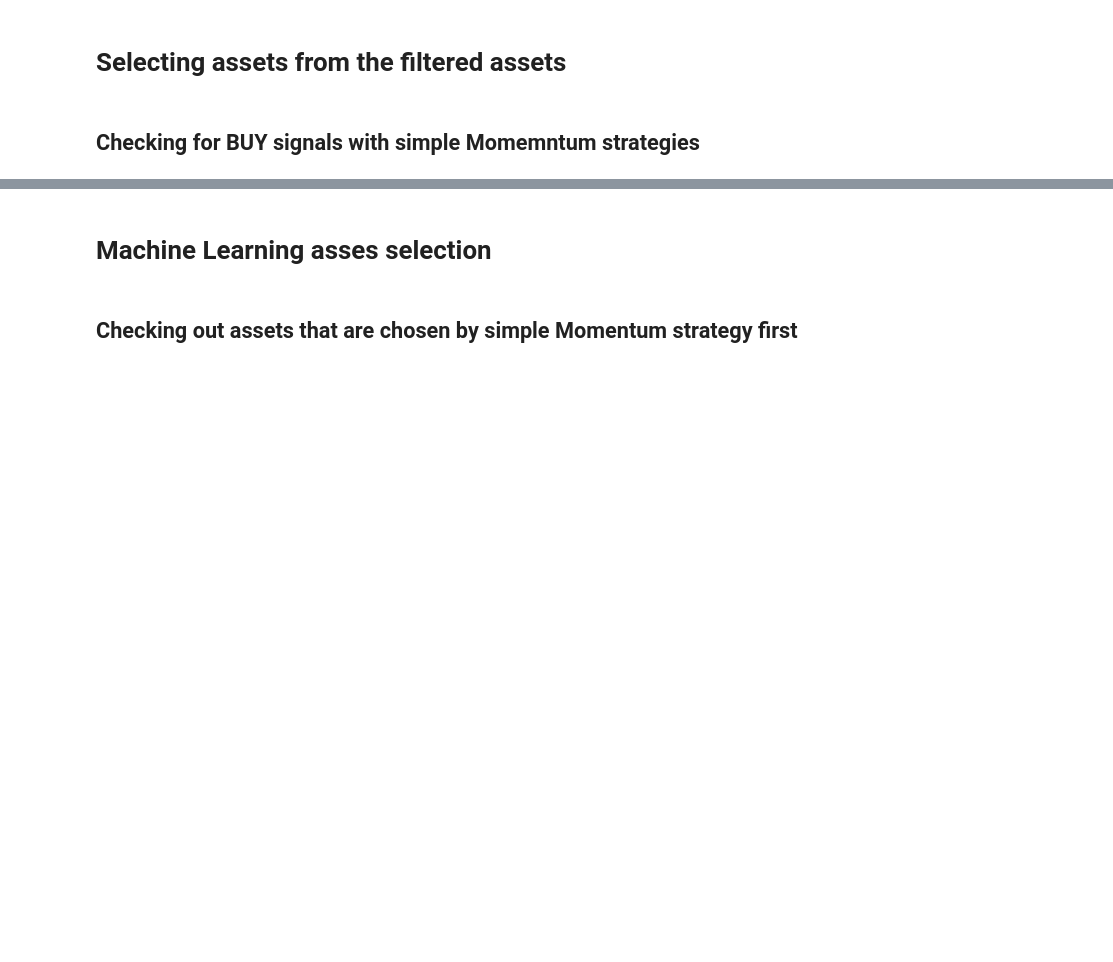
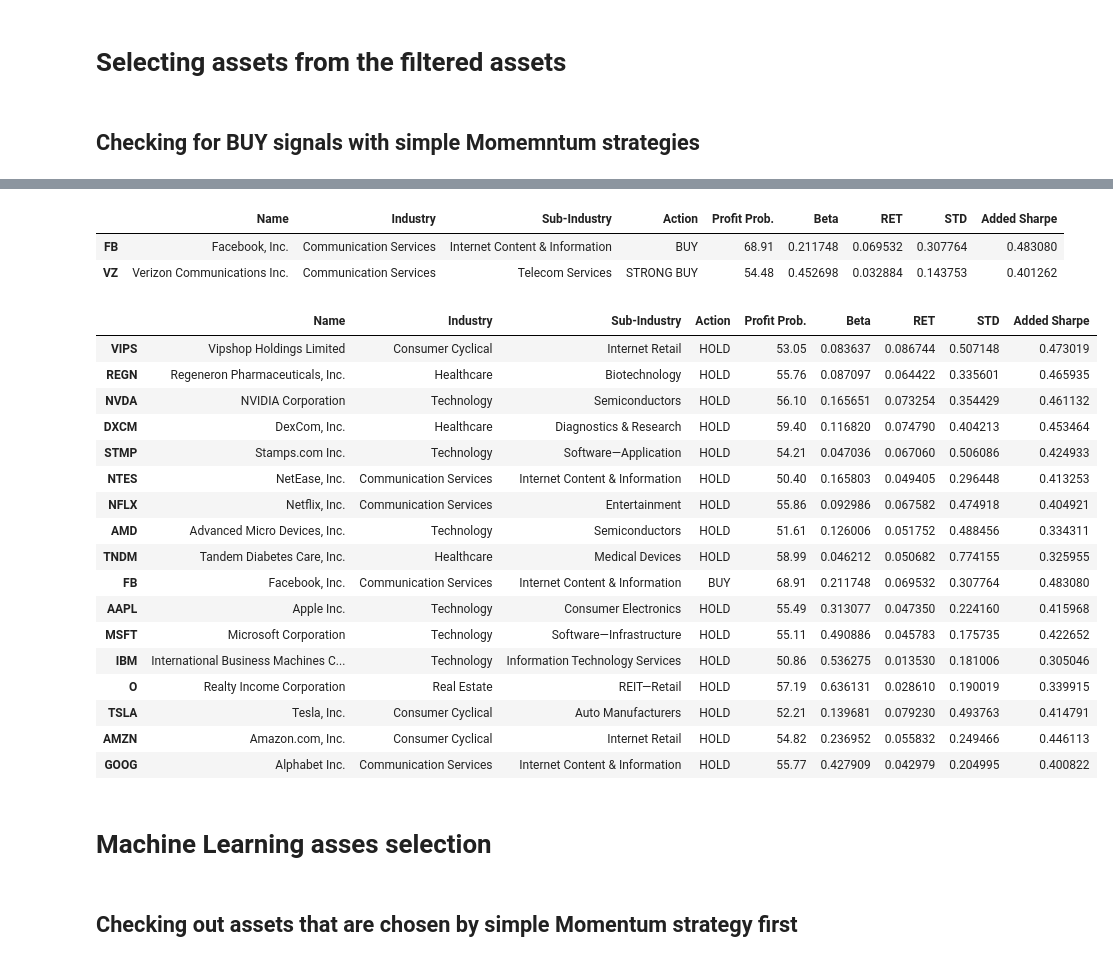
Before and after one commit to Narusi/My-Projects, a Jupyter notebook: RevolutPortfolioNewAssets.ipynb, the cells around one changed output, grey strips where cells are left out. Cells and saved outputs as stored; diff of their text form; code cells hidden in the pictures; blank space fills up the shorter version.

```diff
--- a/RevolutPortfolioNewAssets.ipynb
+++ b/RevolutPortfolioNewAssets.ipynb
@@ -857,7 +865,7 @@ array(['AAPL', 'ABB', 'ACB', 'ACGLO', 'ACN', 'ADA-USD', 'ADBE', 'ADI',
 # %% [markdown]
 ## Predefined assets
 # %%
-portfolio = ['T', 'NVDA','AMTD','SO','ABBV','HMY']
+portfolio = ['O', 'ITUB','LTC','V','EVR']
 
 baltics = ['AMG1L.VS','APG1L.VS','ARC1T.TL','AUG1L.VS','BAL1R.RG','BLT1T.TL',
            'BTE1R.RG','CPA1T.TL','DPK1R.RG','EEG1T.TL','EFT1T.TL','ESO1L.VS',
@@ -872,7 +880,7 @@ baltics = ['AMG1L.VS','APG1L.VS','ARC1T.TL','AUG1L.VS','BAL1R.RG','BLT1T.TL',
            'TSM1T.TL','TVEAT.TL','UTR1L.VS','VBL1L.VS','VLP1L.VS','VSS1R.RG',
            'ZMP1L.VS']
 
-dividendStocks = ['AAPL','ABBV','ADBE','AEP','AGNC','AMTD','AMZN','APD','ARR',
+dividendStocks = ['AAPL','ABBV','ADBE','AEP','AGNC','AMTD','AMZN','APD','AXP',
                   'BABA','BAH','BEN','C','CAT','CL','CSCO','CVS','CVX','DUK',
                   'FAST','FB','FDX','FITB','GOOG','GOLD','HMY','IBM','INTC',
                   'IRBT','JNJ','JPM','K','KO','MA','MAIN','MCD','MED','MMM',
@@ -1008,0 +1028,16 @@ ValueError: ignored
+# %%
+period = 22
+for a in prices.columns:
+
+    ts = momentumBuy(prices[a], a, rper=period, output='ts')
+    c = ts.iloc[-1]['BuySignal']
+    expRet = ts.groupby(['BuySignal'])['Returns'].mean()[c]
+    signal = simpleMomentum(prices[a], per=period, output='triple')
+
+    if expRet > 0.05 and (signal[0] not in ['SELL', 'HOLD'] or c > 3) and signal[1] > 0.03:
+        print(a)
+        print(pd.DataFrame(momentumBuy(prices[a], a, rper=period, output='current'),
+                        columns=list(['LAG','Signal','Profit Prob.','Return'])))
+        print('\nBuy signal count:', c, '(', round(100*expRet,2), '%)')
+        print('Signal: {} (Return: {}%, Prob.: {}%)'.format(signal[0], 100*round(signal[1],4), 100*round(signal[2],4)))
+        print('====================================================\n')
@@ -1014,7 +1094,7 @@ profiles = pd.DataFrame(columns=list(['Name', 'Industry', 'Sub-Industry']),
 profiles['Action'] = ''
 profiles['Profit Prob.'] = 0.0
 profiles['Beta'] = 0.0
-profiles['RET'] = prices.pct_change(22)[profiles.index].mean().mul(12)
+profiles['RET'] = 0.0
 profiles['STD'] = prices.pct_change(22)[profiles.index].std().mul(np.sqrt(12))
 
 pproc = .0
@@ -1022,6 +1102,14 @@ i = 1
 for a in prices.columns:
     profile_page = requests.get('https://finance.yahoo.com/quote/' + str(a) + '/profile?p=' + str(a))
     soup = BeautifulSoup(profile_page.content, 'html.parser')
+
+    tRet = np.log(prices[a]/prices[a].shift(252)).fillna(0.0)
+    aRet = 0.0
+    for n in range(101):
+        aRet += tRet.quantile(n/100)/100
+
+    profiles.loc[a, 'RET'] = aRet
+    del tRet
 
     try:
         profiles.loc[a, 'Name'] = soup.find('h3', {'class':"Fz(m) Mb(10px)"}).text
@@ -1050,7 +1138,7 @@ for a in prices.columns:
         if type(mu) != float:
             profiles.loc[a, 'RET'] = 0.75*aRet + 0.25*profiles.loc[a, 'RET']
         else:
-            profiles.loc[a, 'RET'] = mu
+            profiles.loc[a, 'RET'] = 0.8 * mu + 0.2 * profiles.loc[a, 'RET']
 
         if type(sigma) == float: profiles.loc[a, 'STD'] = sigma;
     except:
@@ -1230,3 +1491,30 @@ profiles.loc[niceStocks+['C','AAPL','FDX','NKE','TGT','TWO','JPM']]
+# %%
+profiles.loc[np.logical_or(profiles['Action'] == 'BUY',profiles['Action'] == 'STRONG BUY')]
+# %% [output]
+|  | Name | Industry | Sub-Industry | Action | Profit Prob. | Beta | RET | STD | Added Sharpe |
+| FB | Facebook, Inc. | Communication Services | Internet Content & Information | BUY | 68.91 | 0.211748 | 0.069532 | 0.307764 | 0.483080 |
+| VZ | Verizon Communications Inc. | Communication Services | Telecom Services | STRONG BUY | 54.48 | 0.452698 | 0.032884 | 0.143753 | 0.401262 |
+# %%
+profiles.loc[niceStocks+['FB','AAPL','MSFT','IBM','O','TSLA','AMZN','GOOG']]
+# %% [output]
+|  | Name | Industry | Sub-Industry | Action | Profit Prob. | Beta | RET | STD | Added Sharpe |
+| VIPS | Vipshop Holdings Limited | Consumer Cyclical | Internet Retail | HOLD | 53.05 | 0.083637 | 0.086744 | 0.507148 | 0.473019 |
+| REGN | Regeneron Pharmaceuticals, Inc. | Healthcare | Biotechnology | HOLD | 55.76 | 0.087097 | 0.064422 | 0.335601 | 0.465935 |
+| NVDA | NVIDIA Corporation | Technology | Semiconductors | HOLD | 56.10 | 0.165651 | 0.073254 | 0.354429 | 0.461132 |
+| DXCM | DexCom, Inc. | Healthcare | Diagnostics & Research | HOLD | 59.40 | 0.116820 | 0.074790 | 0.404213 | 0.453464 |
+| STMP | Stamps.com Inc. | Technology | Software—Application | HOLD | 54.21 | 0.047036 | 0.067060 | 0.506086 | 0.424933 |
+| NTES | NetEase, Inc. | Communication Services | Internet Content & Information | HOLD | 50.40 | 0.165803 | 0.049405 | 0.296448 | 0.413253 |
+| NFLX | Netflix, Inc. | Communication Services | Entertainment | HOLD | 55.86 | 0.092986 | 0.067582 | 0.474918 | 0.404921 |
+| AMD | Advanced Micro Devices, Inc. | Technology | Semiconductors | HOLD | 51.61 | 0.126006 | 0.051752 | 0.488456 | 0.334311 |
+| TNDM | Tandem Diabetes Care, Inc. | Healthcare | Medical Devices | HOLD | 58.99 | 0.046212 | 0.050682 | 0.774155 | 0.325955 |
+| FB | Facebook, Inc. | Communication Services | Internet Content & Information | BUY | 68.91 | 0.211748 | 0.069532 | 0.307764 | 0.483080 |
+| AAPL | Apple Inc. | Technology | Consumer Electronics | HOLD | 55.49 | 0.313077 | 0.047350 | 0.224160 | 0.415968 |
+| MSFT | Microsoft Corporation | Technology | Software—Infrastructure | HOLD | 55.11 | 0.490886 | 0.045783 | 0.175735 | 0.422652 |
+| IBM | International Business Machines C... | Technology | Information Technology Services | HOLD | 50.86 | 0.536275 | 0.013530 | 0.181006 | 0.305046 |
+| O | Realty Income Corporation | Real Estate | REIT—Retail | HOLD | 57.19 | 0.636131 | 0.028610 | 0.190019 | 0.339915 |
+| TSLA | Tesla, Inc. | Consumer Cyclical | Auto Manufacturers | HOLD | 52.21 | 0.139681 | 0.079230 | 0.493763 | 0.414791 |
+| AMZN | Amazon.com, Inc. | Consumer Cyclical | Internet Retail | HOLD | 54.82 | 0.236952 | 0.055832 | 0.249466 | 0.446113 |
+| GOOG | Alphabet Inc. | Communication Services | Internet Content & Information | HOLD | 55.77 | 0.427909 | 0.042979 | 0.204995 | 0.400822 |
 # %% [markdown]
 # Machine Learning asses selection
 # %% [markdown]
```
Also changed, not shown: parts of 27 cells of this notebook.
